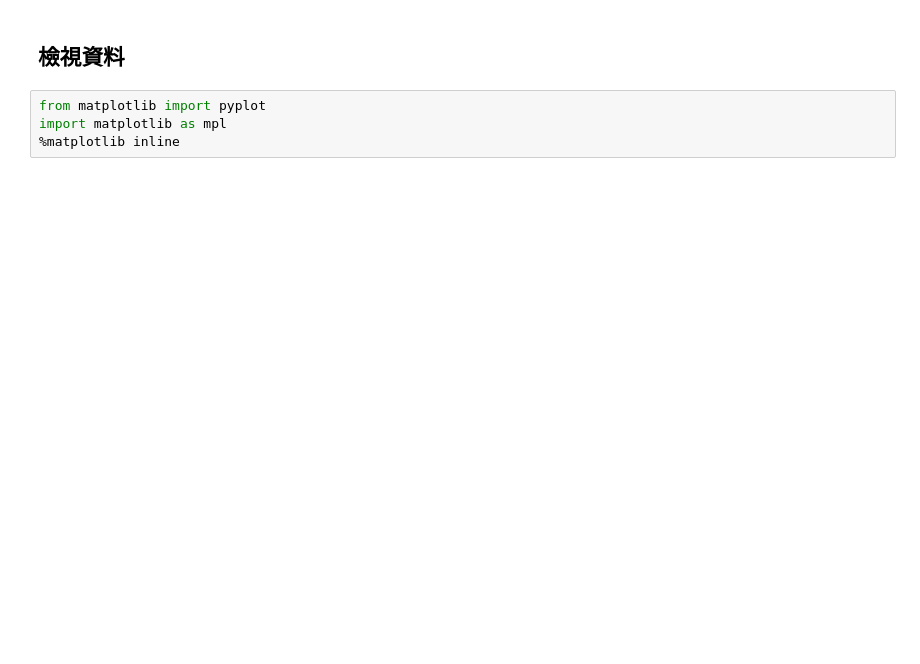
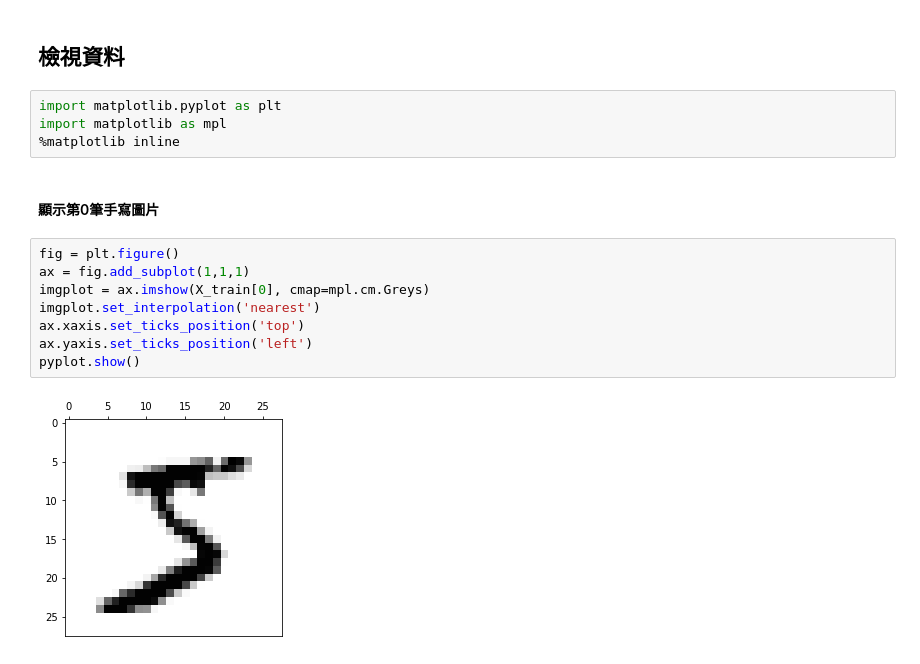
Before and after one commit to theshaneyu/dnn, a Jupyter notebook: mnist/mnist.ipynb, the cells around one changed output. Cells and saved outputs as stored; diff of their text form; blank space fills up the shorter version.

```diff
--- a/mnist/mnist.ipynb
+++ b/mnist/mnist.ipynb
@@ -14,6 +11,18 @@ Downloading data from https://s3.amazonaws.com/img-datasets/mnist.npz
 # %% [markdown]
 ## 檢視資料
 # %%
-from matplotlib import pyplot
+import matplotlib.pyplot as plt
 import matplotlib as mpl
 %matplotlib inline
+# %% [markdown]
+#### 顯示第0筆手寫圖片
+# %%
+fig = plt.figure()
+ax = fig.add_subplot(1,1,1)
+imgplot = ax.imshow(X_train[0], cmap=mpl.cm.Greys)
+imgplot.set_interpolation('nearest')
+ax.xaxis.set_ticks_position('top')
+ax.yaxis.set_ticks_position('left')
+pyplot.show()
+# %% [output]
+[figure, added]
```
Also changed, not shown: parts of 17 cells of this notebook, 1 other file.
